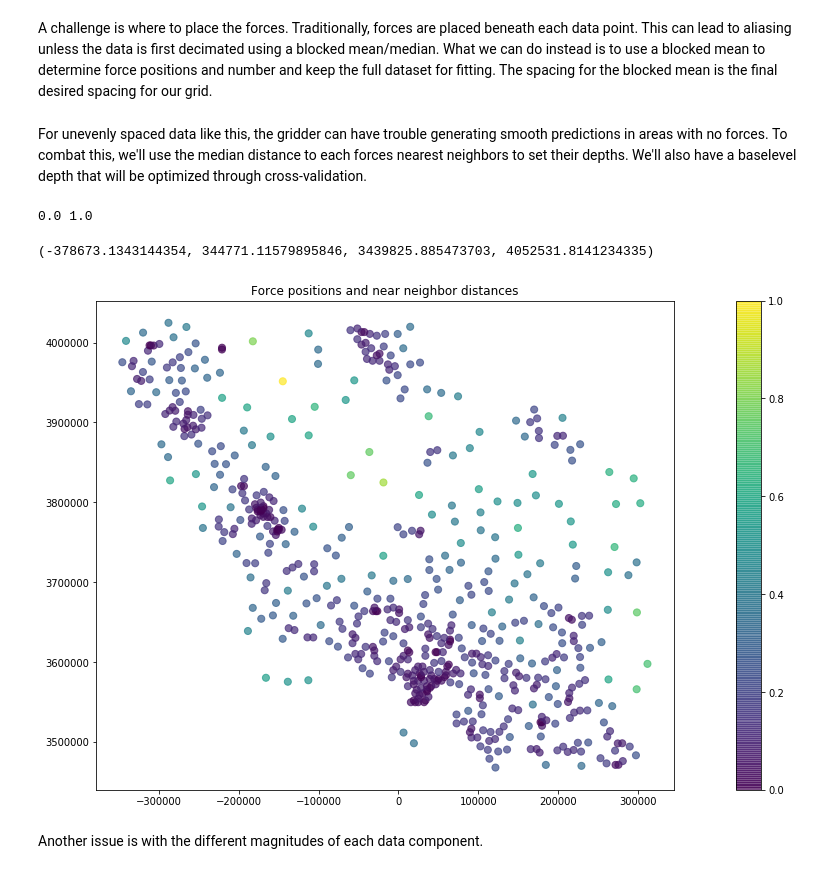
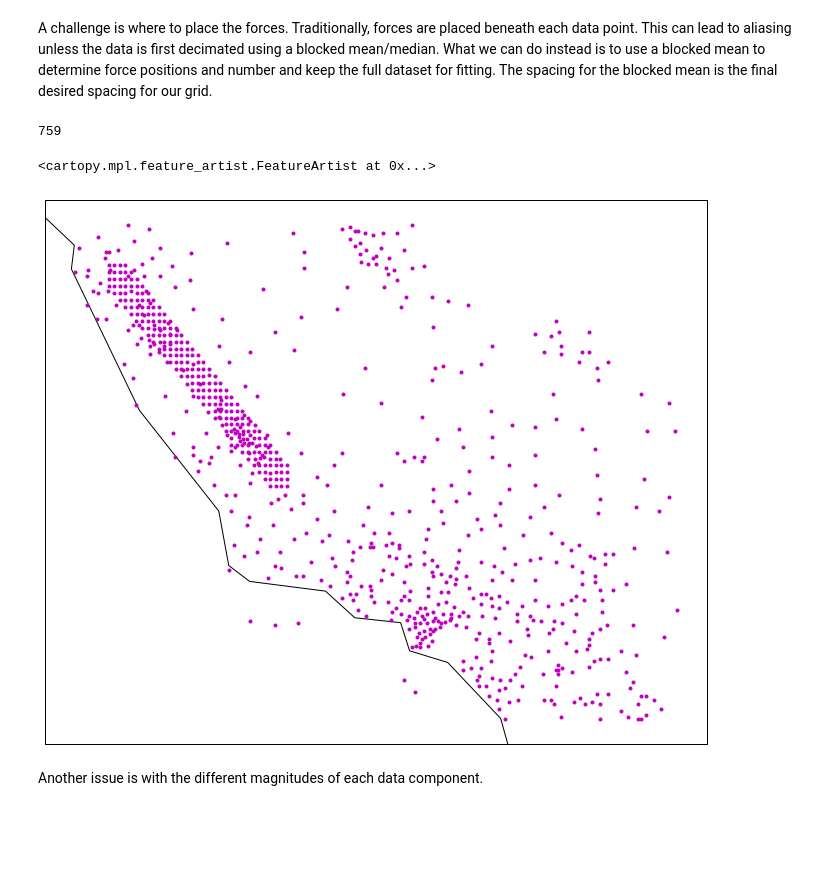
Before and after one commit to leouieda/agu2018, a Jupyter notebook: code/notebooks/synthetic.ipynb, the cells around one changed output. Drawn from its saved outputs; the diff is of its cells as text; code cells hidden in the pictures; blank space fills up the shorter version.

```diff
--- a/code/notebooks/synthetic.ipynb
+++ b/code/notebooks/synthetic.ipynb
@@ -24,9 +24,9 @@ from vectorspline3d.utils import sample_from_grid, DummyGridder
 
 The synthetic grid is stored in a netCDF file with all 3 components included. This grid is a subsection of the original model data.
 # %%
-grid = xr.open_dataset("../../data/synthetic-san-andreas-2017.nc")
+with xr.open_dataset("../../data/synthetic-san-andreas-2017.nc") as ds:
+    grid = ds.load()
 grid.up_velocity.values *= 1
-mask = xr.open_dataset("../../data/synthetic-landmask.nc")
 print(grid)
 # %% [output]
 <xarray.Dataset>
@@ -157,22 +157,26 @@ force_coords, _ = blockmean.filter(proj_coords, np.ones(ndata))
-# %% [markdown]
-For unevenly spaced data like this, the gridder can have trouble generating smooth predictions in areas with no forces. To combat this, we'll use the median distance to each forces nearest neighbors to set their depths. We'll also have a baselevel depth that will be optimized through cross-validation.
-# %%
-tree = KDTree(np.transpose(force_coords))
-nn_distance = np.median(tree.query(np.transpose(force_coords), k=2)[0], axis=1)
-nn_distance -= nn_distance.min()
-nn_distance /= nn_distance.max()
-print(nn_distance.min(), nn_distance.max())
-# %% [output]
-0.0 1.0
-# %%
-plt.figure(figsize=(14, 9))
-plt.title("Force positions and near neighbor distances")
-plt.scatter(*force_coords, s=50, c=nn_distance, alpha=0.7)
-plt.colorbar()
-plt.axis("scaled")
-# %% [output]
-(-378673.1343144354, 344771.11579895846, 3439825.885473703, 4052531.8141234335)
-[figure, removed]
+# %%
+def cat_forces(forces):
+    return tuple(np.concatenate([f[i].ravel() for f in forces]) for i in range(2))
+# %%
+blockmean = vd.BlockReduce(reduction=np.mean, spacing=2*spacing*111e3)
+fault = vd.profile_coordinates((-120, 35.5), (-122, 37.5), size=100)[0]
+fault_grid = vd.grid_coordinates([-122.5, -119.5, 35, 38], shape=(45, 45))
+fault_mask = vd.distance_mask(fault, maxdist=0.15, coordinates=fault_grid)
+fault_grid = projection(*[coord[fault_mask] for coord in fault_grid])
+force_coords = blockmean.filter(
+    cat_forces([proj_coords, fault_grid]), np.ones(ndata + fault_grid[0].size)
+)[0]
+print(force_coords[0].size)
+# %% [output]
+759
+# %%
+plt.figure(figsize=(16, 10))
+ax = plt.subplot(111, projection=ccrs.Mercator())
+plt.plot(*projection(*force_coords, inverse=True), "m.", transform=ccrs.PlateCarree())
+ax.coastlines()
+# %% [output]
+<cartopy.mpl.feature_artist.FeatureArtist at 0x...>
+[figure, added]
 # %% [markdown]
 Another issue is with the different magnitudes of each data component.
 # %%
```
Also changed, not shown: parts of 22 cells of this notebook.
